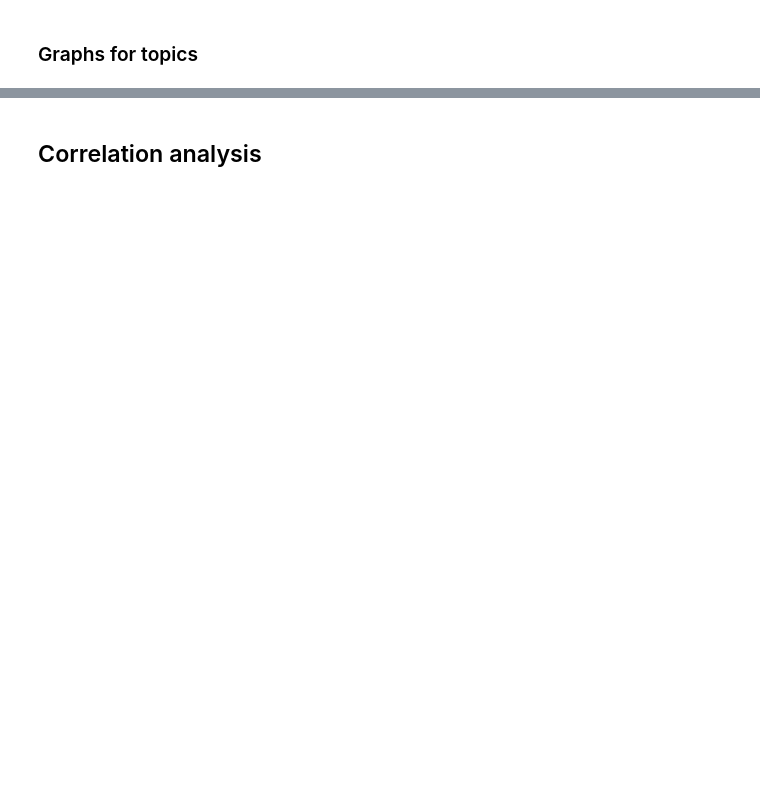
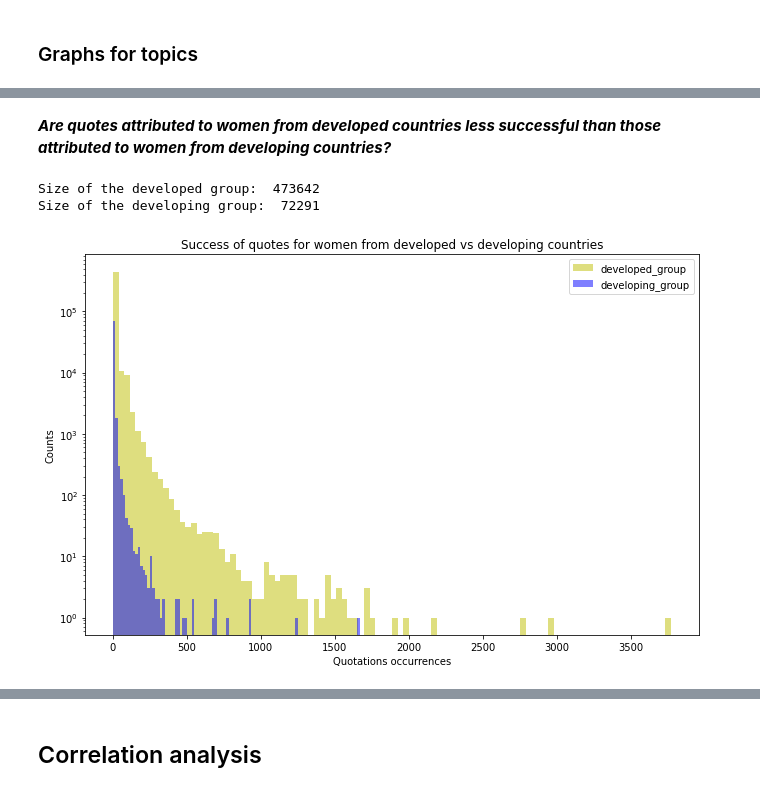
Before and after one commit to epfl-ada/ada-2021-project-gluten-meat-free, a Jupyter notebook: ADA_Project_notebook.ipynb, the cells around one changed output, grey strips where cells are left out. Saved outputs shown, nothing was run; the diff lists cells and outputs as text; code cells hidden in the pictures; blank space fills up the shorter version.

```diff
--- a/ADA_Project_notebook.ipynb
+++ b/ADA_Project_notebook.ipynb
@@ -904,0 +1606,23 @@ ttest_ind(cat1['values'], cat2['values'])
+# %% [markdown]
+**_Are quotes attributed to women from developed countries less successful than those attributed to women from developing countries?_**
+# %%
+#the women from developed crountries outnumber those from developing ones
+women_developed_group = df_topics[((df_topics['Development'] == 'High') | (df_topics['Development'] =='Very High')) & (df_topics['gender'] == 0)]['numOccurrences']
+women_developing_group = df_topics[((df_topics['Development'] == 'Medium') | (df_topics['Development'] =='Low')) & (df_topics['gender'] == 0)]['numOccurrences']
+print('Size of the developed group: ', len(women_developed_group))
+print('Size of the developing group: ', len(women_developing_group))
+# %% [output]
+Size of the developed group:  473642
+Size of the developing group:  72291
+# %%
+kwargs = dict(alpha=0.5, bins=100)
+plt.figure(figsize=(11, 7))
+plt.hist(women_developed_group, **kwargs,color='y', label='developed_group', log = True, histtype = 'stepfilled')
+plt.hist(women_developing_group, **kwargs, color='b', label='developing_group', log = True, histtype = 'stepfilled')
+plt.gca().set(title='Success of quotes for women from developed vs developing countries', ylabel='Counts', xlabel = 'Quotations occurrences')
+
+#save_plot_for_website("Distribution of quotes number of occurrences attributed to women speakers from developed vs developing countries")
+
+plt.legend();
+# %% [output]
+[figure, added]
```
Also changed, not shown: parts of 134 cells of this notebook.
